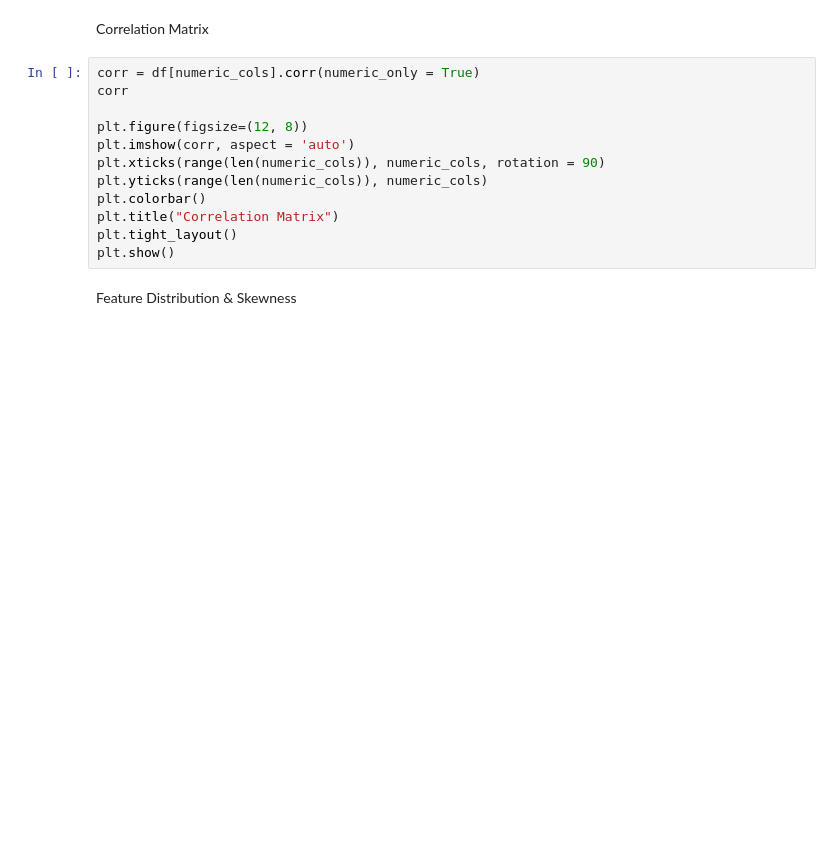
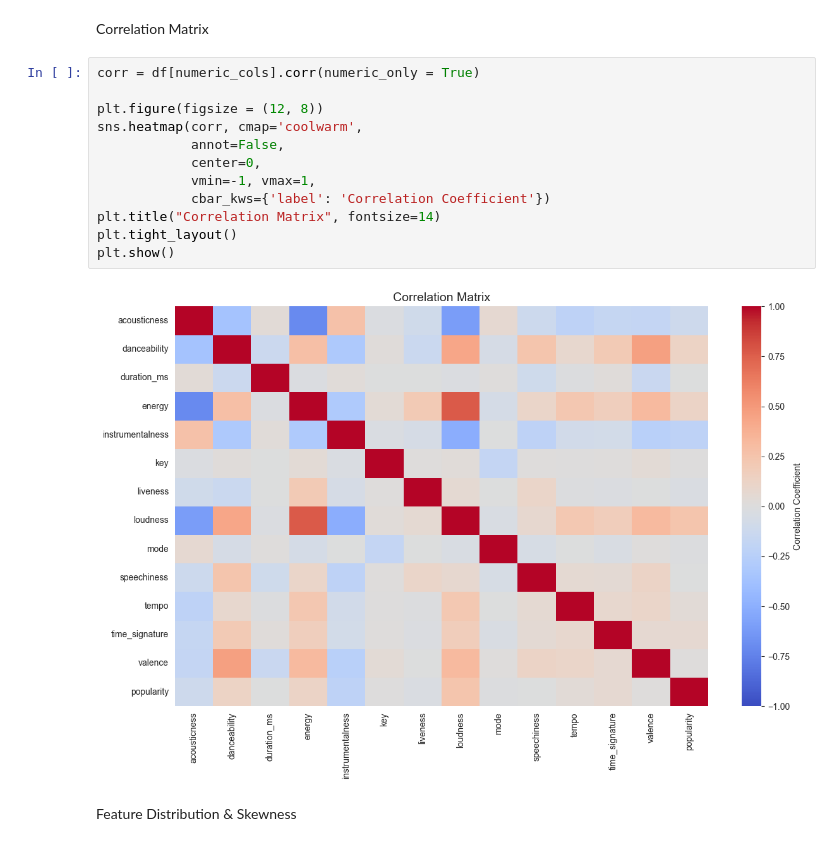
Before and after one commit to haydenchang/spotify-MRS, a Jupyter notebook: EDA/python EDA/eda.ipynb, the cells around one changed output. Cells and saved outputs as stored; diff of their text form; blank space fills up the shorter version.

```diff
--- a/EDA/python EDA/eda.ipynb
+++ b/EDA/python EDA/eda.ipynb
@@ -29,16 +56,18 @@ numeric_cols = df.select_dtypes(include = [np.number]).columns.tolist()
 Correlation Matrix
 # %%
 corr = df[numeric_cols].corr(numeric_only = True)
-corr
 
-plt.figure(figsize=(12, 8))
-plt.imshow(corr, aspect = 'auto')
-plt.xticks(range(len(numeric_cols)), numeric_cols, rotation = 90)
-plt.yticks(range(len(numeric_cols)), numeric_cols)
-plt.colorbar()
-plt.title("Correlation Matrix")
+plt.figure(figsize = (12, 8))
+sns.heatmap(corr, cmap='coolwarm',
+            annot=False,
+            center=0,
+            vmin=-1, vmax=1,
+            cbar_kws={'label': 'Correlation Coefficient'})
+plt.title("Correlation Matrix", fontsize=14)
 plt.tight_layout()
 plt.show()
+# %% [output]
+[figure, added]
 # %% [markdown]
 Feature Distribution & Skewness
 # %%
```
Also changed, not shown: parts of 8 cells of this notebook.
